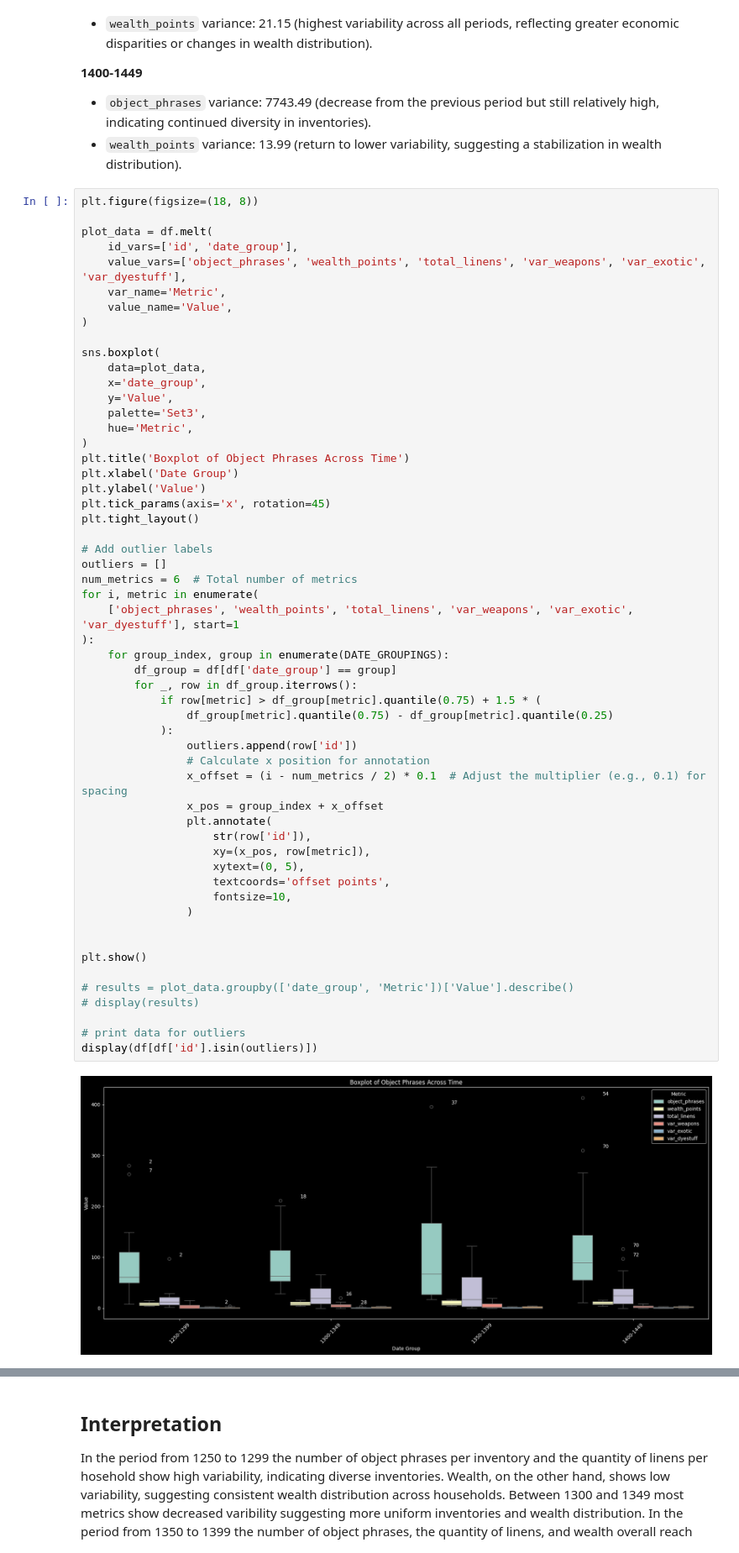
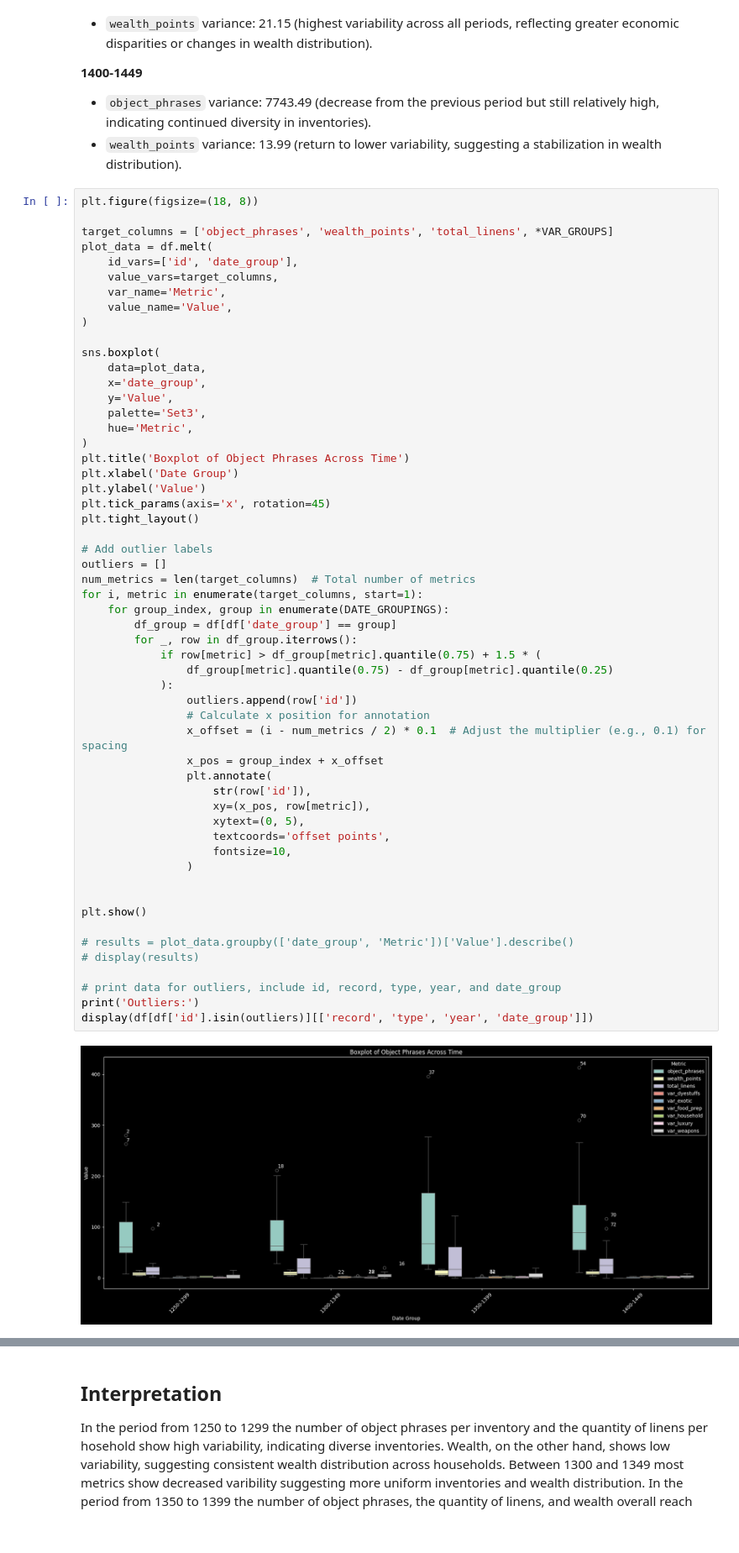
Before and after one commit to gpizzorno/marseille-luxury-objects, a Jupyter notebook: measuring-wealth.ipynb, the cells around one changed output, grey strips where cells are left out. Shown at 84% size. Saved outputs shown, nothing was run; the diff lists cells and outputs as text.

```diff
--- a/measuring-wealth.ipynb
+++ b/measuring-wealth.ipynb
@@ -244,9 +235,10 @@ The stabilization of `wealth_points` variance in 1400-1449 may reflect economic
 # %%
 plt.figure(figsize=(18, 8))
 
+target_columns = ['object_phrases', 'wealth_points', 'total_linens', *VAR_GROUPS]
 plot_data = df.melt(
     id_vars=['id', 'date_group'],
-    value_vars=['object_phrases', 'wealth_points', 'total_linens', 'var_weapons', 'var_exotic', 'var_dyestuff'],
+    value_vars=target_columns,
     var_name='Metric',
     value_name='Value',
 )
@@ -264,37 +256,36 @@ plt.ylabel('Value')
 plt.tick_params(axis='x', rotation=45)
 plt.tight_layout()
 
 # Add outlier labels
 outliers = []
-num_metrics = 6  # Total number of metrics
-for i, metric in enumerate(
-    ['object_phrases', 'wealth_points', 'total_linens', 'var_weapons', 'var_exotic', 'var_dyestuff'], start=1
-):
+num_metrics = len(target_columns)  # Total number of metrics
+for i, metric in enumerate(target_columns, start=1):
     for group_index, group in enumerate(DATE_GROUPINGS):
         df_group = df[df['date_group'] == group]
         for _, row in df_group.iterrows():
             if row[metric] > df_group[metric].quantile(0.75) + 1.5 * (
                 df_group[metric].quantile(0.75) - df_group[metric].quantile(0.25)
             ):
                 outliers.append(row['id'])
                 # Calculate x position for annotation
                 x_offset = (i - num_metrics / 2) * 0.1  # Adjust the multiplier (e.g., 0.1) for spacing
                 x_pos = group_index + x_offset
                 plt.annotate(
                     str(row['id']),
                     xy=(x_pos, row[metric]),
                     xytext=(0, 5),
                     textcoords='offset points',
                     fontsize=10,
                 )
 
 
 plt.show()
 
 # results = plot_data.groupby(['date_group', 'Metric'])['Value'].describe()
 # display(results)
 
-# print data for outliers
-display(df[df['id'].isin(outliers)])
+# print data for outliers, include id, record, type, year, and date_group
+print('Outliers:')
+display(df[df['id'].isin(outliers)][['record', 'type', 'year', 'date_group']])
 # %% [output]
-[figure, old version]
+[figure, new version]
```
Also changed, not shown: parts of 5 cells of this notebook.
